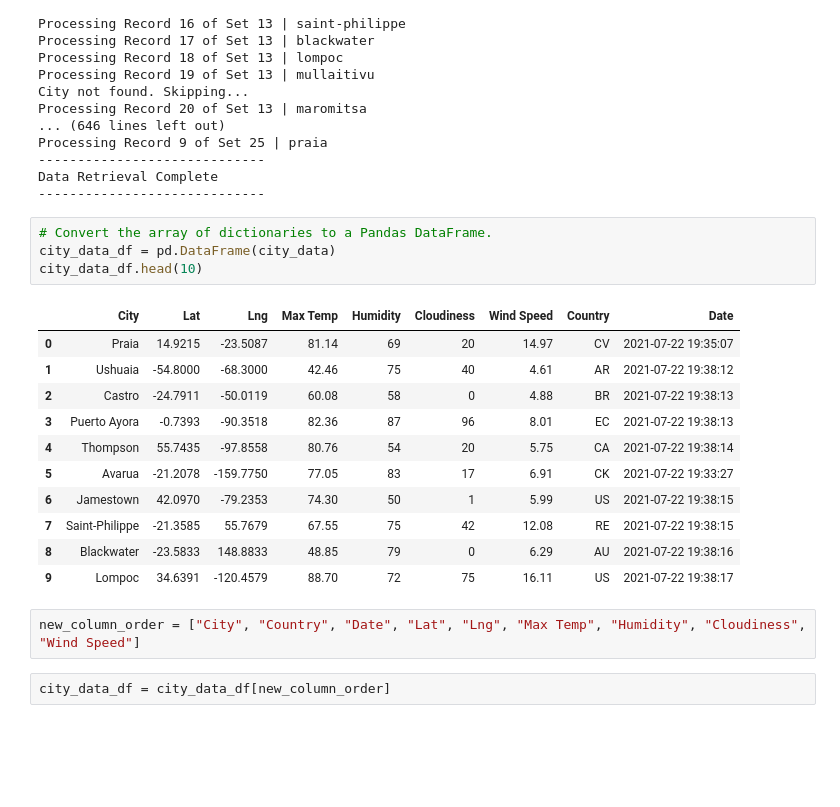
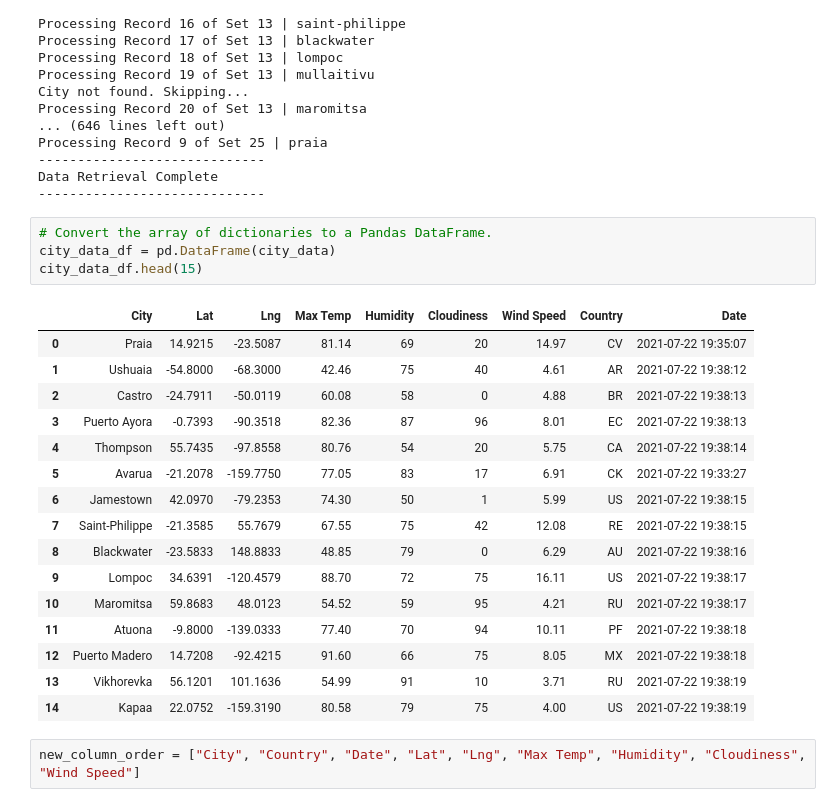
Before and after one commit to fofonotholt/World_Weather_Analysis, a Jupyter notebook: WeatherPy.ipynb, the cells around one changed output. Drawn from its saved outputs; the diff is of its cells as text; blank space fills up the shorter version.

```diff
--- a/WeatherPy.ipynb
+++ b/WeatherPy.ipynb
@@ -127,20 +127,23 @@ Data Retrieval Complete
 # %%
 # Convert the array of dictionaries to a Pandas DataFrame.
 city_data_df = pd.DataFrame(city_data)
-city_data_df.head(10)
+city_data_df.head(15)
 # %% [output]
 |  | City | Lat | Lng | Max Temp | Humidity | Cloudiness | Wind Speed | Country | Date |
 | 0 | Praia | 14.9215 | -23.5087 | 81.14 | 69 | 20 | 14.97 | CV | 2021-07-22 19:35:07 |
 | 1 | Ushuaia | -54.8000 | -68.3000 | 42.46 | 75 | 40 | 4.61 | AR | 2021-07-22 19:38:12 |
 | 2 | Castro | -24.7911 | -50.0119 | 60.08 | 58 | 0 | 4.88 | BR | 2021-07-22 19:38:13 |
 | 3 | Puerto Ayora | -0.7393 | -90.3518 | 82.36 | 87 | 96 | 8.01 | EC | 2021-07-22 19:38:13 |
 | 4 | Thompson | 55.7435 | -97.8558 | 80.76 | 54 | 20 | 5.75 | CA | 2021-07-22 19:38:14 |
 | 5 | Avarua | -21.2078 | -159.7750 | 77.05 | 83 | 17 | 6.91 | CK | 2021-07-22 19:33:27 |
 | 6 | Jamestown | 42.0970 | -79.2353 | 74.30 | 50 | 1 | 5.99 | US | 2021-07-22 19:38:15 |
 | 7 | Saint-Philippe | -21.3585 | 55.7679 | 67.55 | 75 | 42 | 12.08 | RE | 2021-07-22 19:38:15 |
 | 8 | Blackwater | -23.5833 | 148.8833 | 48.85 | 79 | 0 | 6.29 | AU | 2021-07-22 19:38:16 |
 | 9 | Lompoc | 34.6391 | -120.4579 | 88.70 | 72 | 75 | 16.11 | US | 2021-07-22 19:38:17 |
+| 10 | Maromitsa | 59.8683 | 48.0123 | 54.52 | 59 | 95 | 4.21 | RU | 2021-07-22 19:38:17 |
+| 11 | Atuona | -9.8000 | -139.0333 | 77.40 | 70 | 94 | 10.11 | PF | 2021-07-22 19:38:18 |
+| 12 | Puerto Madero | 14.7208 | -92.4215 | 91.60 | 66 | 75 | 8.05 | MX | 2021-07-22 19:38:18 |
+| 13 | Vikhorevka | 56.1201 | 101.1636 | 54.99 | 91 | 10 | 3.71 | RU | 2021-07-22 19:38:19 |
+| 14 | Kapaa | 22.0752 | -159.3190 | 80.58 | 79 | 75 | 4.00 | US | 2021-07-22 19:38:19 |
 # %%
 new_column_order = ["City", "Country", "Date", "Lat", "Lng", "Max Temp", "Humidity", "Cloudiness", "Wind Speed"]
-# %%
-city_data_df = city_data_df[new_column_order]
```
Also changed, not shown: parts of 27 cells of this notebook.
